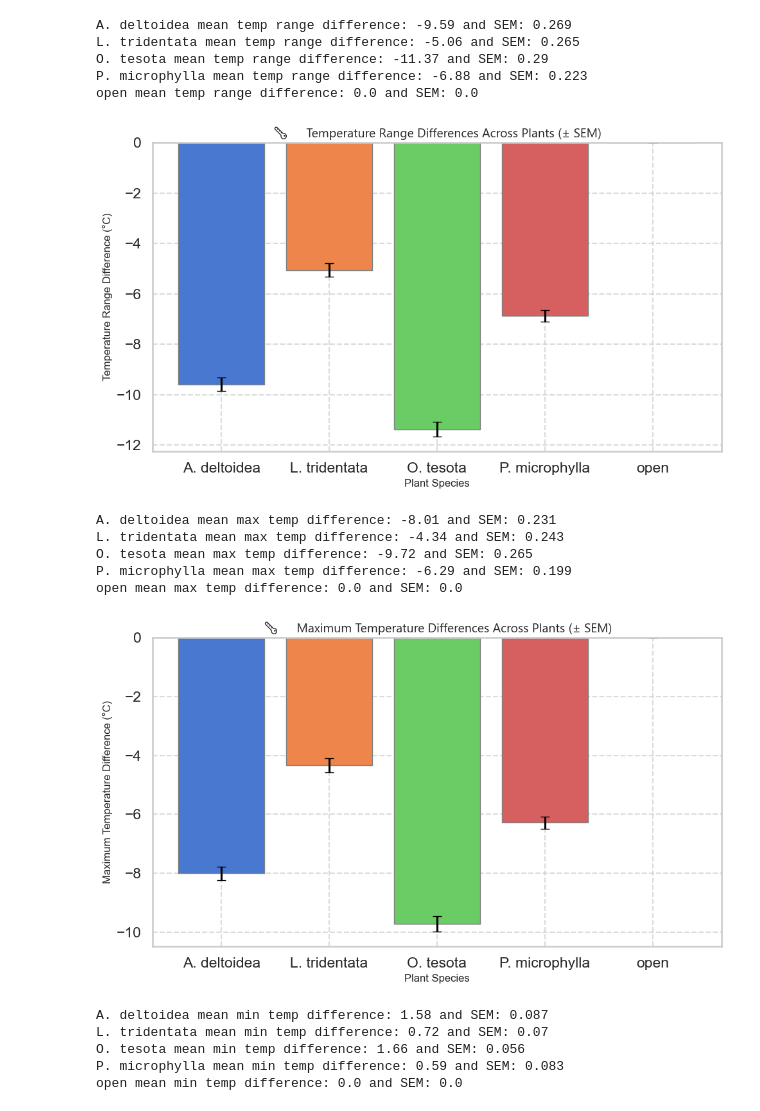
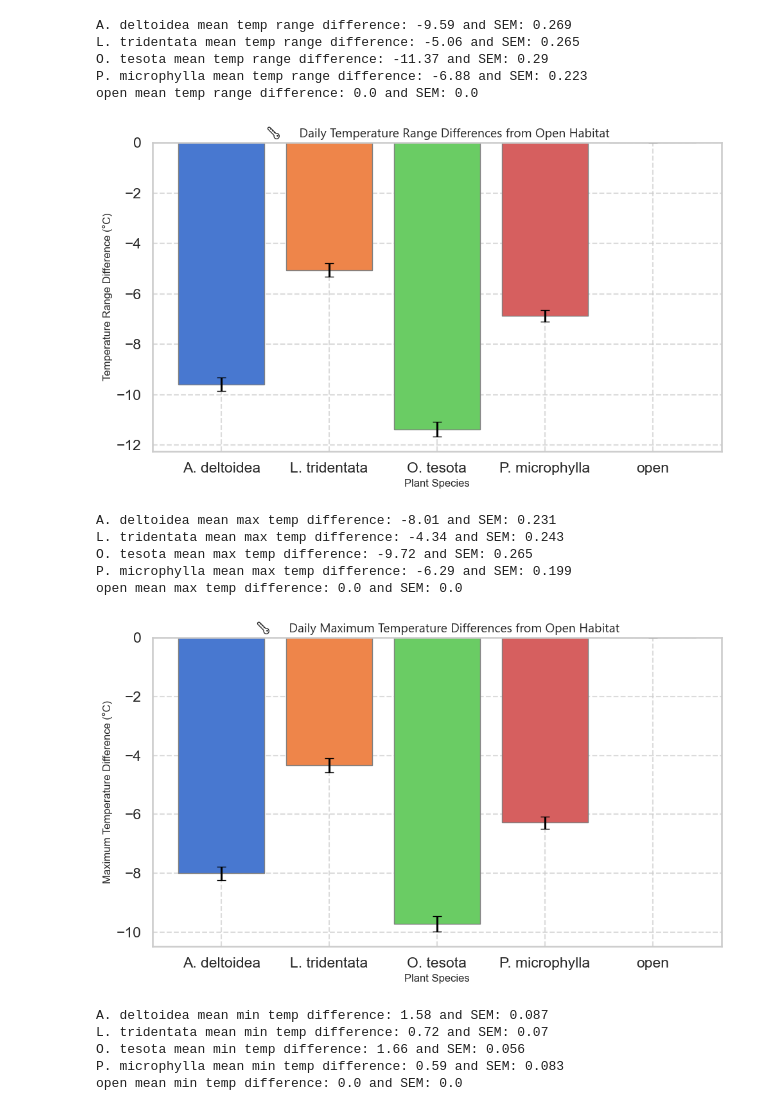
Before and after one commit to haberkornm/Nurse-plant-temperature-microclimates-, a Jupyter notebook: Nurse_plant_analysis.ipynb, the cells around one changed output. Cells and saved outputs as stored; diff of their text form; code cells hidden in the pictures.

Commit message:
updating plots

```diff
--- a/Nurse_plant_analysis.ipynb
+++ b/Nurse_plant_analysis.ipynb
@@ -764,24 +764,25 @@ open mean temp range difference: 0.0 and SEM: 0.0
 # %%
 plt.figure(figsize=(10, 6))
 
 plt.bar(
     plant_names,
     range_temp_diffs,
     yerr=range_temp_sem,
     capsize=5,
     color=sns.color_palette("muted"),
     edgecolor='gray',
     linewidth=1
 )
 
 plt.xlabel("Plant Species")
 plt.ylabel("Temperature Range Difference (°C)")
-plt.title("🌡️Temperature Range Differences Across Plants (± SEM)", fontname="Segoe UI Emoji")
+plt.title("🌡️Daily Temperature Range Differences from Open Habitat", fontname="Segoe UI Emoji")
 plt.grid(linestyle='--', alpha=0.7)
 plt.tight_layout()
+plt.savefig("docs/range_diff_from_open.png")
 plt.show()
 # %% [output]
-[figure, old version]
+[figure, new version]
 # %%
 max_temp_diffs = []
 max_temp_sem = []
@@ -815,12 +816,13 @@ plt.bar(
 
 plt.xlabel("Plant Species")
 plt.ylabel("Maximum Temperature Difference (°C)")
-plt.title("🌡️Maximum Temperature Differences Across Plants (± SEM)", fontname="Segoe UI Emoji")
+plt.title("🌡️Daily Maximum Temperature Differences from Open Habitat", fontname="Segoe UI Emoji")
 plt.grid(linestyle='--', alpha=0.7)
 plt.tight_layout()
+plt.savefig("docs/maximum_diff_from_open.png", bbox_inches='tight')
 plt.show()
 # %% [output]
-[figure, old version]
+[figure, new version]
 # %%
 plant_names = []
 min_temp_diffs = []
```
Also changed, not shown: parts of 1 cell of this notebook, 12 other files.
